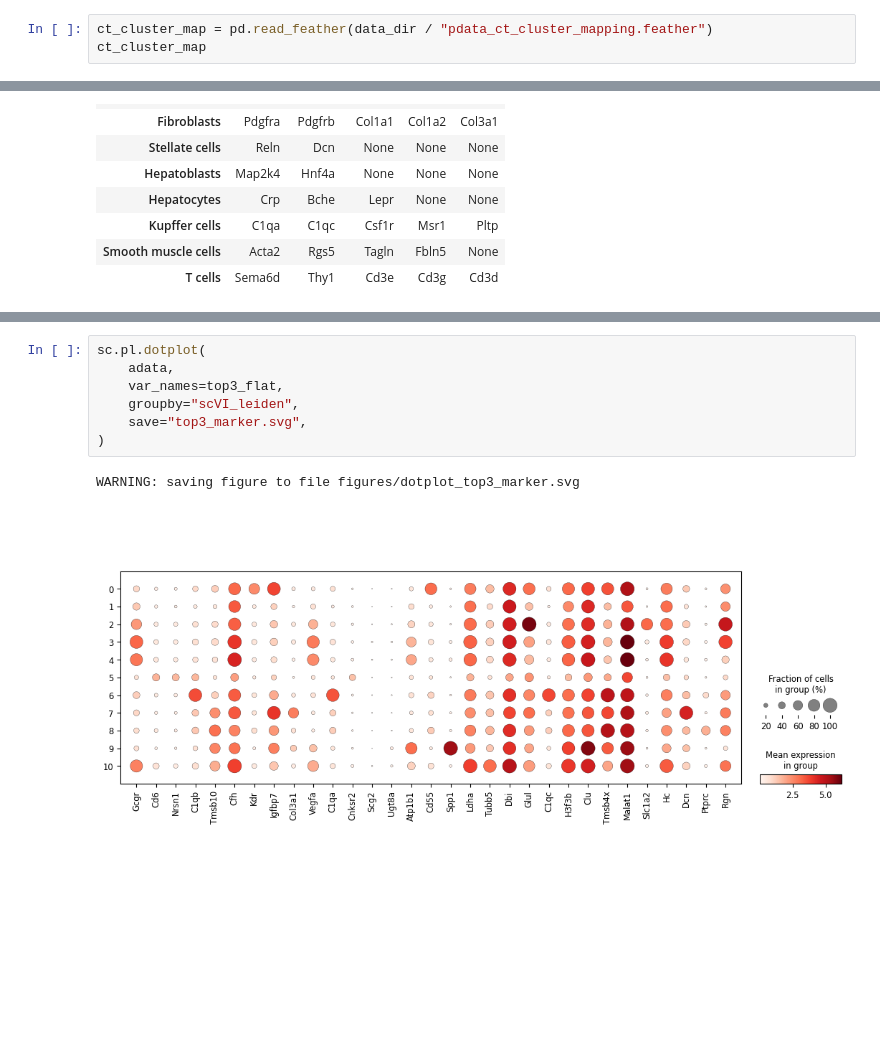
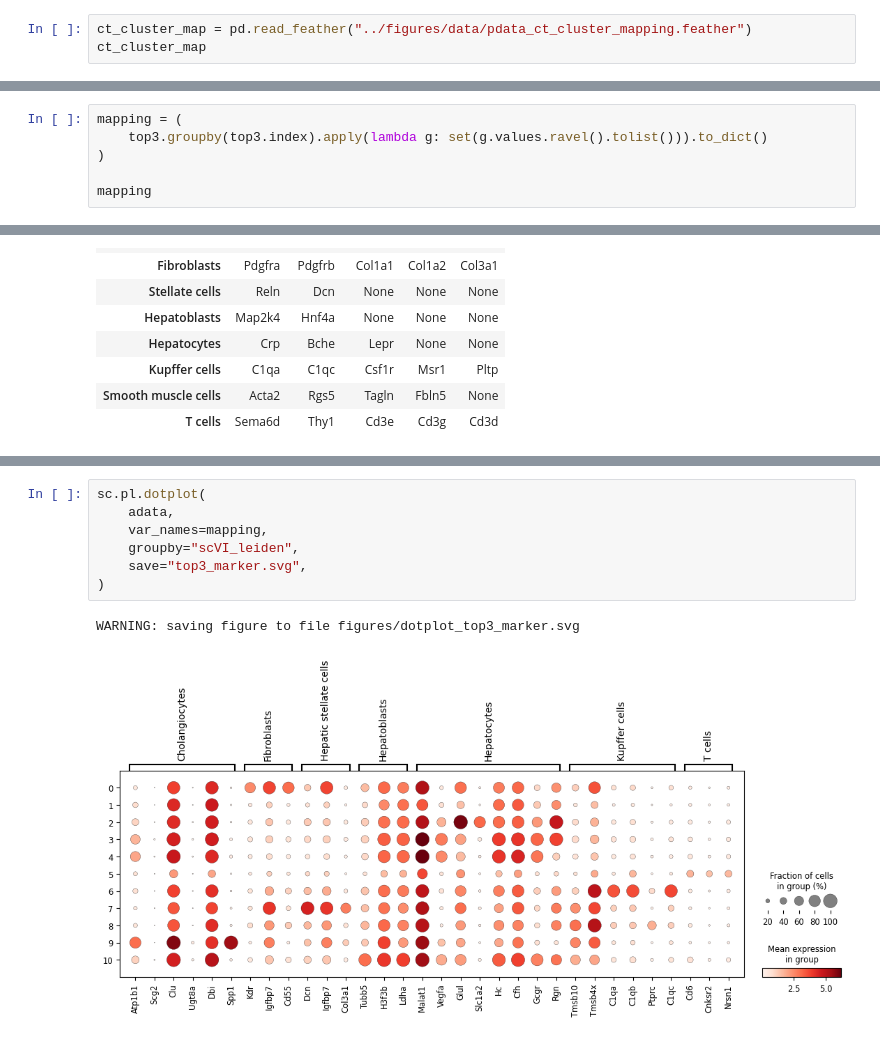
Before and after one commit to ChrisKoll/EDA-Spatial-Liver, a Jupyter notebook: py/6_export_results.ipynb, the cells around one changed output, grey strips where cells are left out. Drawn from its saved outputs; the diff is of its cells as text; blank space fills up the shorter version.

```diff
--- a/py/6_export_results.ipynb
+++ b/py/6_export_results.ipynb
@@ -57,7 +57,7 @@ top30
 # %% [markdown]
 ## Extract Annotations
 # %%
-ct_cluster_map = pd.read_feather(data_dir / "pdata_ct_cluster_mapping.feather")
+ct_cluster_map = pd.read_feather("../figures/data/pdata_ct_cluster_mapping.feather")
 ct_cluster_map
 # %% [output]
 |  | cluster | celltypist | manual_t15 | manual_t30 | panglaodb |
@@ -217,0 +213,6 @@ len(top3_flat)
+# %%
+mapping = (
+    top3.groupby(top3.index).apply(lambda g: set(g.values.ravel().tolist())).to_dict()
+)
+
+mapping
@@ -273,10 +271,10 @@ ct_markers_flat
 # %%
 sc.pl.dotplot(
     adata,
-    var_names=top3_flat,
+    var_names=mapping,
     groupby="scVI_leiden",
     save="top3_marker.svg",
 )
 # %% [output]
 WARNING: saving figure to file figures/dotplot_top3_marker.svg
-[figure, old version]
+[figure, new version]
```
Also changed, not shown: parts of 3 cells of this notebook.
